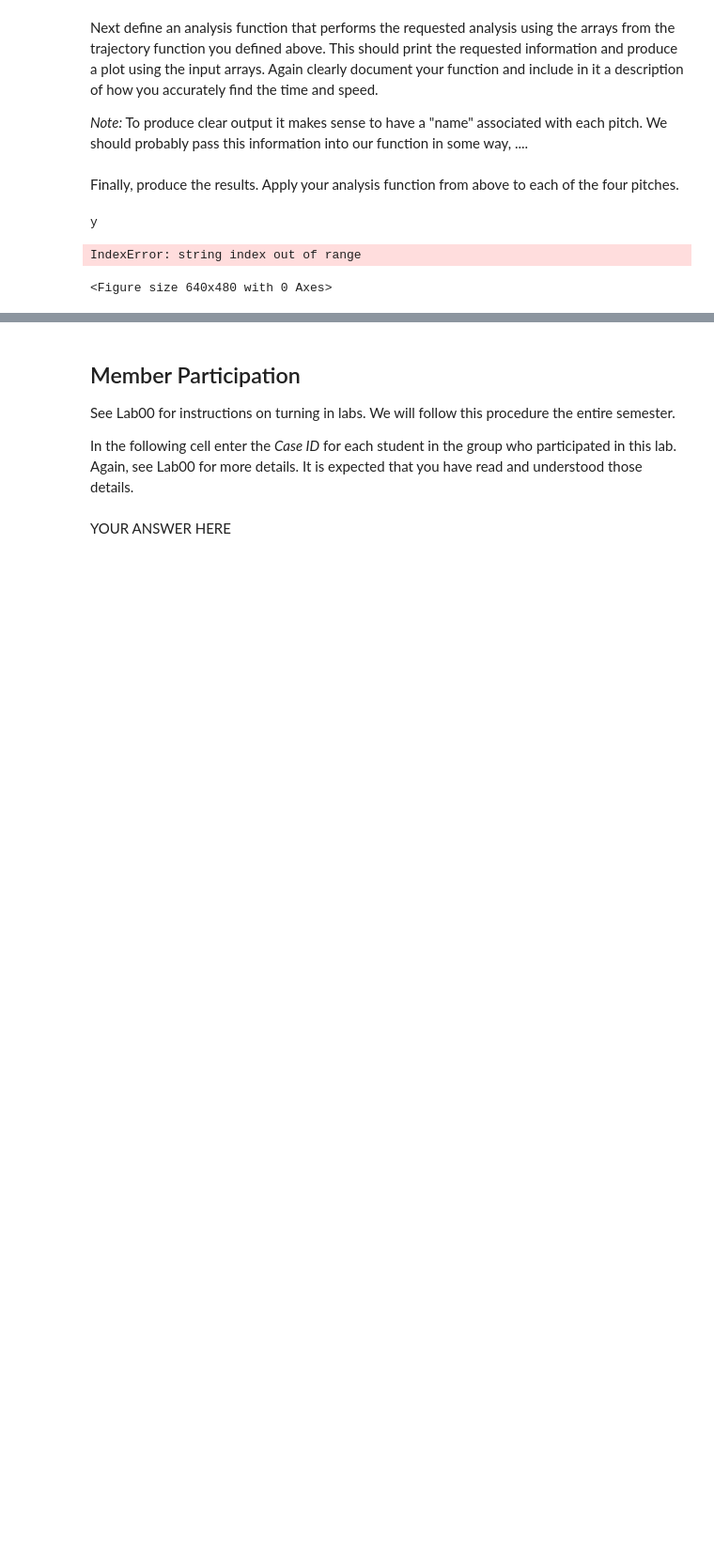
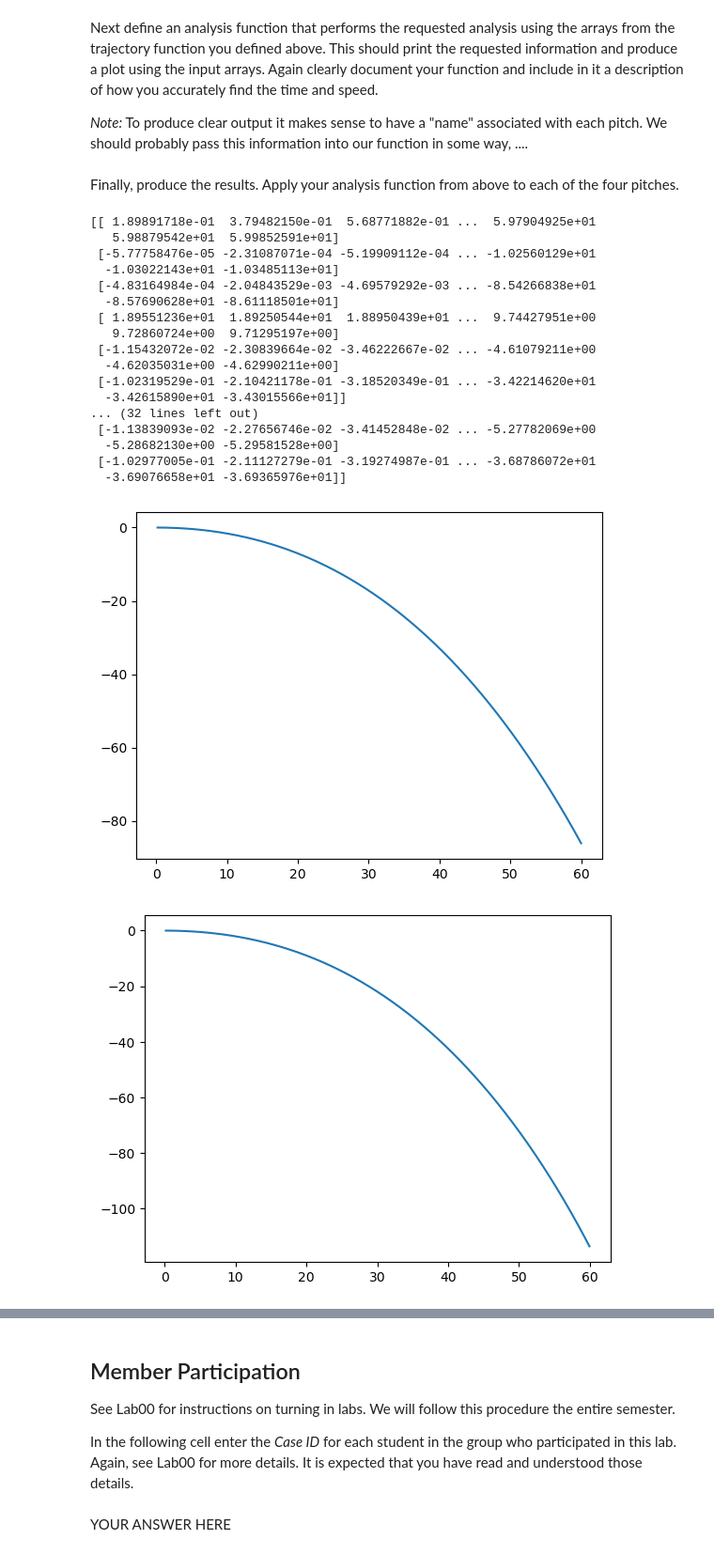
Before and after one commit to SerenaLynas/p250-spring-2026, a Jupyter notebook: labs/Lab05.ipynb, the cells around one changed output, grey strips where cells are left out. Shown at 94% size. Cells and saved outputs as stored; diff of their text form; code cells hidden in the pictures; blank space fills up the shorter version.

```diff
--- a/labs/Lab05.ipynb
+++ b/labs/Lab05.ipynb
@@ -175,8 +175,7 @@ def solve_trajectory(speed, angle, spin, orientation):
     y0 = np.array([0, 0, 0, speed * np.cos(angle), 0, speed * np.sin(angle)])
     omega_vec = spin * np.array([0, np.sin(orientation), np.cos(orientation)])
 
-    t, y, *_ = integ.solve_ivp(baseball_func, (0, 1000), y0, args=(omega_vec,))
-    return t, y
+    return integ.solve_ivp(baseball_func, (0, 1000), y0, args=(omega_vec,), t_eval=np.linspace(0, 10, 1000))
 # %% [markdown]
 Next define an analysis function that performs the requested analysis using the arrays from the trajectory function you defined above.
 This should print the requested information and produce a plot using the input arrays.
@@ -187,27 +186,46 @@ We should probably pass this information into our function in some way, ....
 # %%
 def analysis(speed, angle, spin, orientation):
     plt.figure()
-    t, all, *_ = solve_trajectory(speed, angle, spin, orientation)
-    xs = x(all)
-    print(xs)
-    plt.plot(xs[0], xs[2])
+    result = solve_trajectory(speed, angle, spin, orientation)
+
+    y = result["y"]
+    #print(y)
+    y = y[:, ((y[0, :] > 0) & (y[0, :] < 60))]
+    plt.plot(y[0, :], y[2, :])
 # %% [markdown]
 Finally, produce the results.
 Apply your analysis function from above to each of the four pitches.
 # %%
 # speed, angle, spin, orientation
 fastball  = (0.44704*95, np.deg2rad(1), 1800/60*2*np.pi, np.deg2rad(225))
 curveball = (0.44704*85, np.deg2rad(1), 1800/60*2*np.pi, np.deg2rad(45 ))
 slider    = (0.44704*85, np.deg2rad(1), 1800/60*2*np.pi, np.deg2rad(0  ))
 screwball = (0.44704*85, np.deg2rad(1), 1800/60*2*np.pi, np.deg2rad(135))
 
 [analysis(*args) for args in [
     fastball  ,
     curveball ,
     slider    ,
     screwball ,
 ]]
+_ = ()
 # %% [output]
-y
+[[ 1.89891718e-01  3.79482150e-01  5.68771882e-01 ...  5.97904925e+01
+   5.98879542e+01  5.99852591e+01]
+ [-5.77758476e-05 -2.31087071e-04 -5.19909112e-04 ... -1.02560129e+01
+  -1.03022143e+01 -1.03485113e+01]
+ [-4.83164984e-04 -2.04843529e-03 -4.69579292e-03 ... -8.54266838e+01
+  -8.57690628e+01 -8.61118501e+01]
+ [ 1.89551236e+01  1.89250544e+01  1.88950439e+01 ...  9.74427951e+00
+   9.72860724e+00  9.71295197e+00]
+ [-1.15432072e-02 -2.30839664e-02 -3.46222667e-02 ... -4.61079211e+00
+  -4.62035031e+00 -4.62990211e+00]
+ [-1.02319529e-01 -2.10421178e-01 -3.18520349e-01 ... -3.42214620e+01
+  -3.42615890e+01 -3.43015566e+01]]
+... (32 lines left out)
+ [-1.13839093e-02 -2.27656746e-02 -3.41452848e-02 ... -5.27782069e+00
+  -5.28682130e+00 -5.29581528e+00]
+ [-1.02977005e-01 -2.11127279e-01 -3.19274987e-01 ... -3.68786072e+01
+  -3.69076658e+01 -3.69365976e+01]]
-IndexError: string index out of range
-<Figure size 640x480 with 0 Axes>
+[figure, added]
+[figure, added]
```
Also changed, not shown: parts of 1 cell of this notebook.
